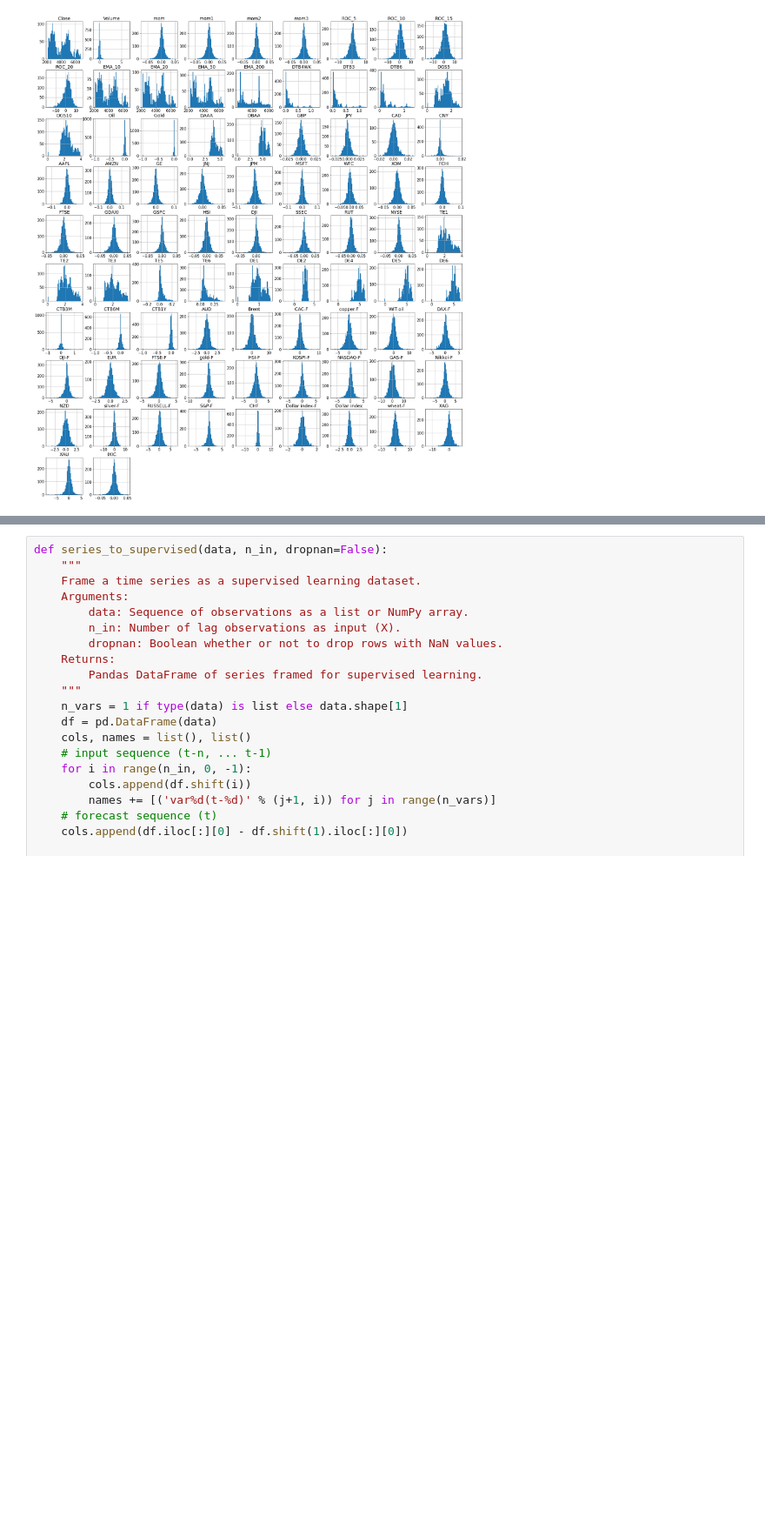
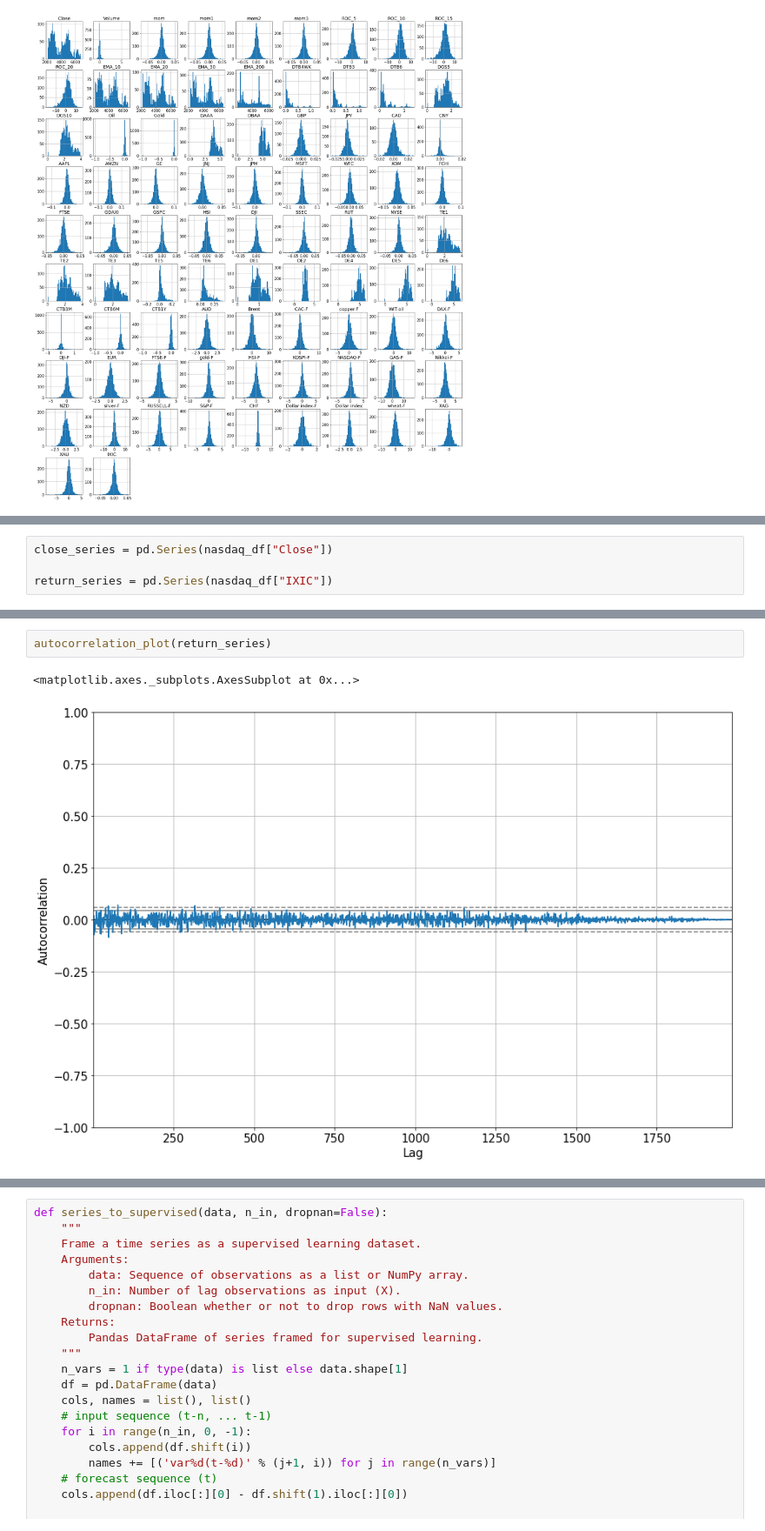
Before and after one commit to matteobettini/Stock-Market-Prediction-2020, a Jupyter notebook: notebooks/Data exploration.ipynb, the cells around one changed output, grey strips where cells are left out. Shown at 87% size. Drawn from its saved outputs; the diff is of its cells as text; blank space fills up the shorter version.

```diff
--- a/notebooks/Data exploration.ipynb
+++ b/notebooks/Data exploration.ipynb
@@ -275,0 +314,4 @@ autocorrelation_plot(nasdaq_series.fillna(method='ffill'))
+# %%
+close_series = pd.Series(nasdaq_df["Close"])
+
+return_series = pd.Series(nasdaq_df["IXIC"])
@@ -275,0 +340,5 @@ autocorrelation_plot(nasdaq_series.fillna(method='ffill'))
+# %%
+autocorrelation_plot(return_series)
+# %% [output]
+<matplotlib.axes._subplots.AxesSubplot at 0x...>
+[figure, added]
```
Also changed, not shown: parts of 27 cells of this notebook.
